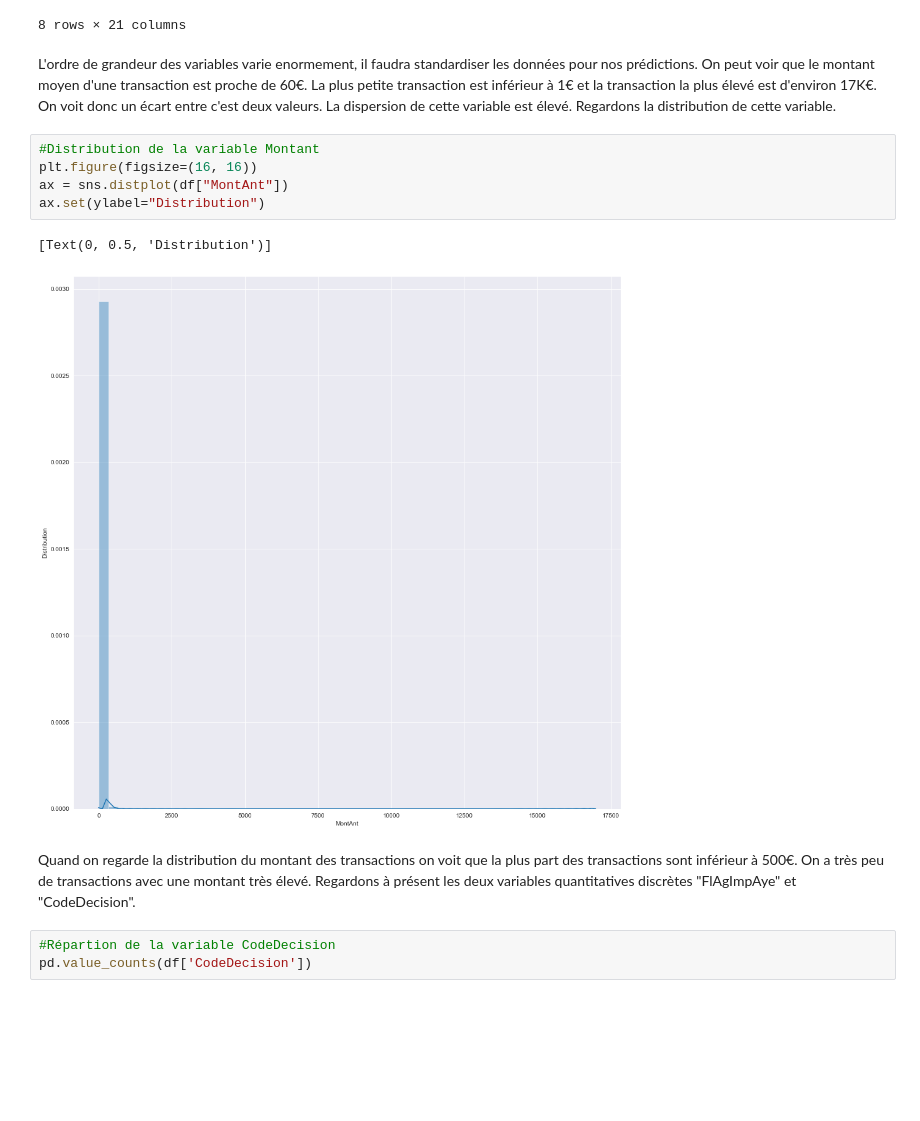
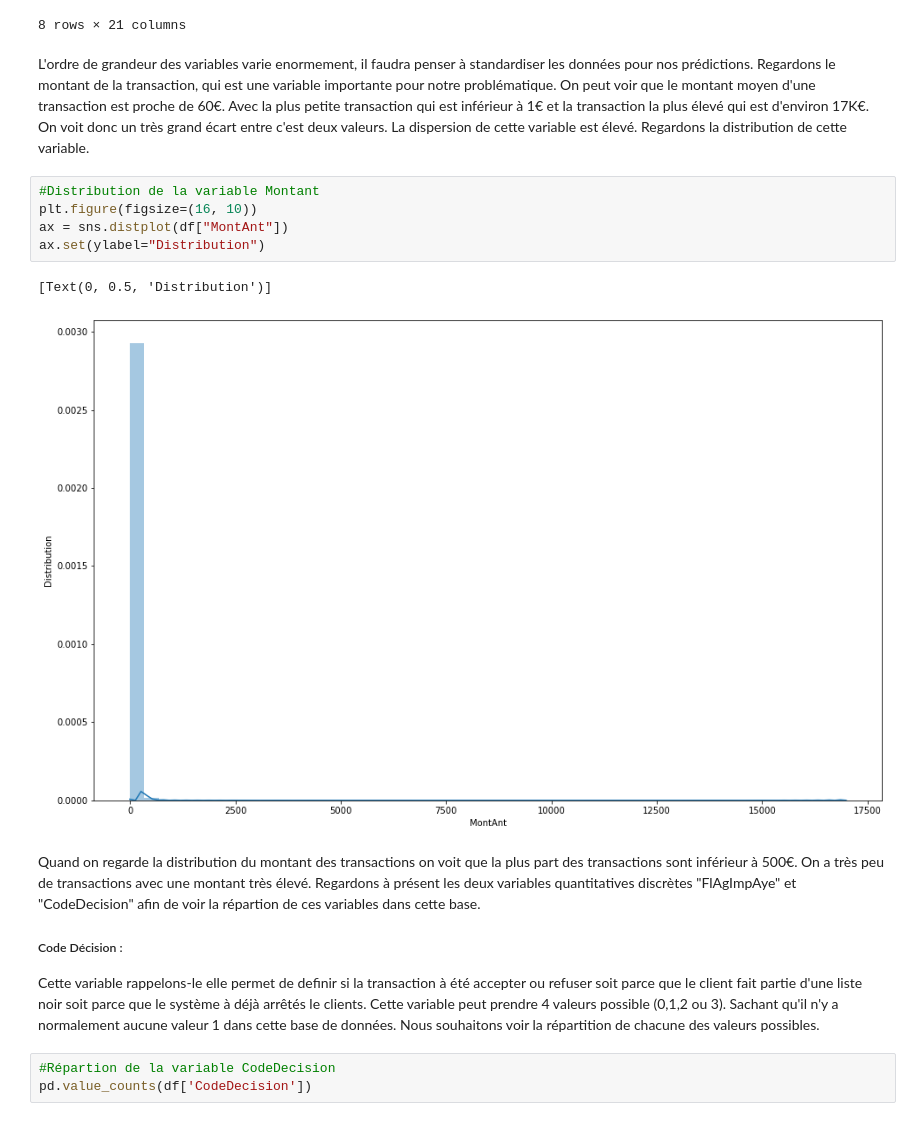
Before and after one commit to hoangkhanh2510/Fraud, a Jupyter notebook: BIG DATA.ipynb, the cells around one changed output. Saved outputs shown, nothing was run; the diff lists cells and outputs as text; blank space fills up the shorter version.

```diff
--- a/BIG DATA.ipynb
+++ b/BIG DATA.ipynb
@@ -175,19 +181,22 @@ df.describe()
 | max | 7.619241e+07 | 1.698534e+04 | 3.000000e+00 | 1.500000e+01 | 4.000000e+01 | 4.000000e+01 | 5.510000e+02 | ... |
 8 rows × 21 columns
 # %% [markdown]
-L'ordre de grandeur des variables varie enormement, il faudra standardiser les données pour nos prédictions.
-On peut voir que le montant moyen d'une transaction est proche de 60€. La plus petite transaction est inférieur à 1€ et la transaction la plus élevé est d'environ 17K€. On voit donc un écart entre c'est deux valeurs. La dispersion de cette variable est élevé. Regardons la distribution de cette variable.
+L'ordre de grandeur des variables varie enormement, il faudra penser à standardiser les données pour nos prédictions.
+Regardons le montant de la transaction, qui est une variable importante pour notre problématique. On peut voir que le montant moyen d'une transaction est proche de 60€. Avec la plus petite transaction qui est inférieur à 1€ et la transaction la plus élevé qui est d'environ 17K€. On voit donc un très grand écart entre c'est deux valeurs. La dispersion de cette variable est élevé. Regardons la distribution de cette variable.
 # %%
 #Distribution de la variable Montant
-plt.figure(figsize=(16, 16))
+plt.figure(figsize=(16, 10))
 ax = sns.distplot(df["MontAnt"])
 ax.set(ylabel="Distribution")
 # %% [output]
 [Text(0, 0.5, 'Distribution')]
-[figure, old version]
+[figure, new version]
 # %% [markdown]
 Quand on regarde la distribution du montant des transactions on voit que la plus part des transactions sont inférieur à 500€. On a très peu de transactions avec une montant très élevé.
-Regardons à présent les deux variables quantitatives discrètes "FlAgImpAye" et "CodeDecision".
+Regardons à présent les deux variables quantitatives discrètes "FlAgImpAye" et "CodeDecision" afin de voir la répartion de ces variables dans cette base.
+
+##### Code Décision :
+Cette variable rappelons-le elle permet de definir si la transaction à été accepter ou refuser soit parce que le client fait partie d'une liste noir soit parce que le système à déjà arrêtés le clients. Cette variable peut prendre 4 valeurs possible (0,1,2 ou 3). Sachant qu'il n'y a normalement aucune valeur 1 dans cette base de données. Nous souhaitons voir la répartition de chacune des valeurs possibles.
 # %%
 #Répartion de la variable CodeDecision
 pd.value_counts(df['CodeDecision'])
```
Also changed, not shown: parts of 27 cells of this notebook.
